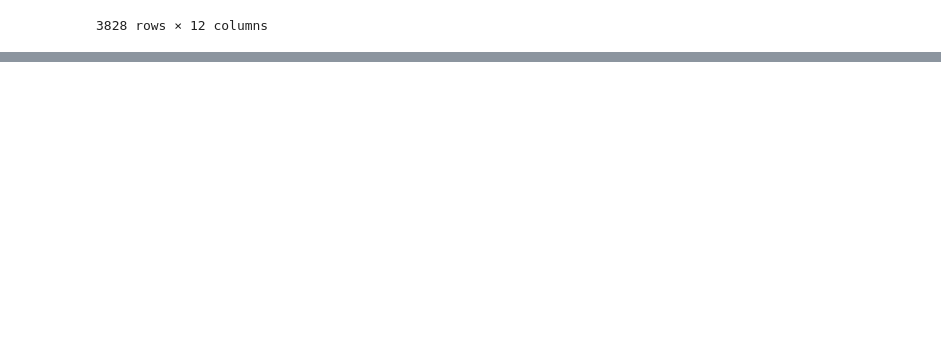
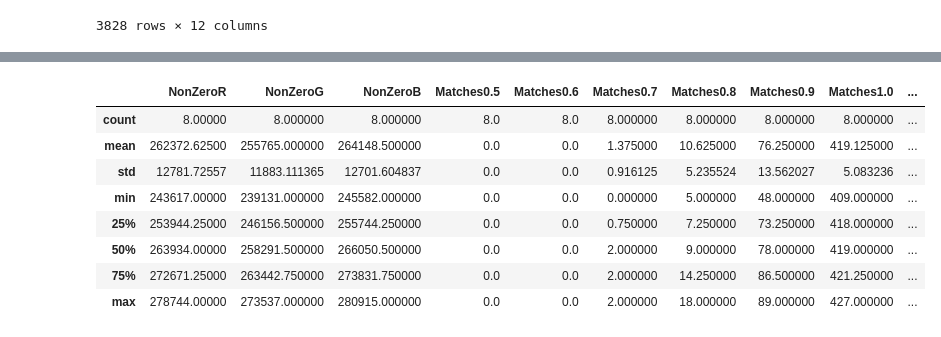
Before and after one commit to ItanuRomero/IC, a Jupyter notebook: imgComparison/results_analyzer.ipynb, the cells around one changed output, grey strips where cells are left out. Drawn from its saved outputs; the diff is of its cells as text; code cells hidden in the pictures; blank space fills up the shorter version.

```diff
--- a/imgComparison/results_analyzer.ipynb
+++ b/imgComparison/results_analyzer.ipynb
@@ -77,0 +91,13 @@ with_blues.describe()
+# %%
+with_dance = blues_burning_df.loc[blues_burning_df['SecondImage'].str.contains('dance')]
+with_dance.describe()
+# %% [output]
+|  | NonZeroR | NonZeroG | NonZeroB | Matches0.5 | Matches0.6 | Matches0.7 | Matches0.8 | Matches0.9 | Matches1.0 | ... |
+| count | 8.00000 | 8.000000 | 8.000000 | 8.0 | 8.0 | 8.000000 | 8.000000 | 8.000000 | 8.000000 | ... |
+| mean | 262372.62500 | 255765.000000 | 264148.500000 | 0.0 | 0.0 | 1.375000 | 10.625000 | 76.250000 | 419.125000 | ... |
+| std | 12781.72557 | 11883.111365 | 12701.604837 | 0.0 | 0.0 | 0.916125 | 5.235524 | 13.562027 | 5.083236 | ... |
+| min | 243617.00000 | 239131.000000 | 245582.000000 | 0.0 | 0.0 | 0.000000 | 5.000000 | 48.000000 | 409.000000 | ... |
+| 25% | 253944.25000 | 246156.500000 | 255744.250000 | 0.0 | 0.0 | 0.750000 | 7.250000 | 73.250000 | 418.000000 | ... |
+| 50% | 263934.00000 | 258291.500000 | 266050.500000 | 0.0 | 0.0 | 2.000000 | 9.000000 | 78.000000 | 419.000000 | ... |
+| 75% | 272671.25000 | 263442.750000 | 273831.750000 | 0.0 | 0.0 | 2.000000 | 14.250000 | 86.500000 | 421.250000 | ... |
+| max | 278744.00000 | 273537.000000 | 280915.000000 | 0.0 | 0.0 | 2.000000 | 18.000000 | 89.000000 | 427.000000 | ... |
```
Also changed, not shown: parts of 1 cell of this notebook, 1 other file.
